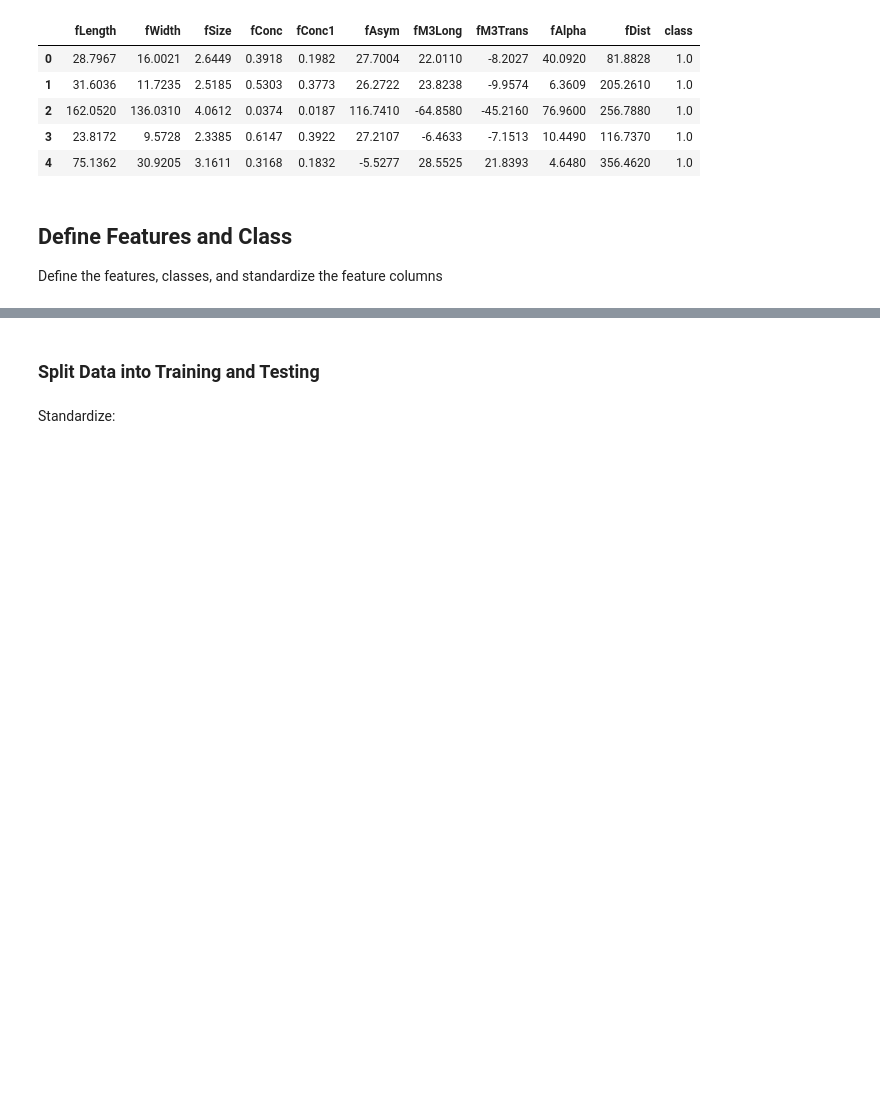
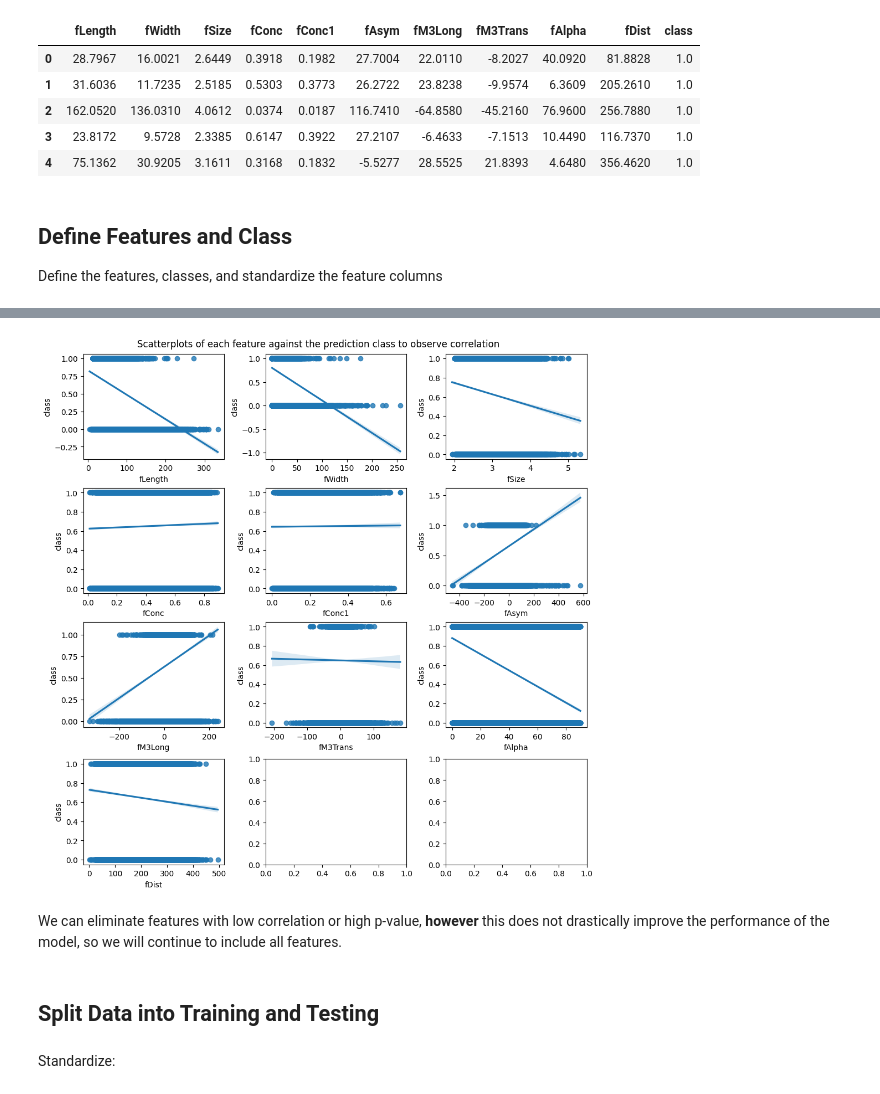
Before and after one commit to Drew-Watson-117/cs5830_project_8, a Jupyter notebook: neural_net.ipynb, the cells around one changed output, grey strips where cells are left out. Saved outputs shown, nothing was run; the diff lists cells and outputs as text; code cells hidden in the pictures; blank space fills up the shorter version.

```diff
--- a/neural_net.ipynb
+++ b/neural_net.ipynb
@@ -51,0 +66,17 @@ num_outputs = len(classCols)
+# %%
+figSize = (10,10)
+figWidth = 3
+fig, ax = plt.subplots(len(featureNames)//figWidth+1,figWidth, figsize=figSize, layout='constrained')
+for k in range(len(featureNames)):
+    i = k // figWidth
+    j = k - i * figWidth
+    feature = featureNames[k]
+    sns.regplot(data=data, x=feature, y="class", ax=ax[i,j])
+    # ax[i,j].legend()
+    # ax[i,j].set_title(f"Area ID = {areas[k]}, R^2 = {scores[k]}")
+plt.suptitle("Scatterplots of each feature against the prediction class to observe correlation")
+plt.show()
+# %% [output]
+[figure, added]
+# %% [markdown]
+We can eliminate features with low correlation or high p-value, **however** this does not drastically improve the performance of the model, so we will continue to include all features.
@@ -52,5 +86,5 @@ num_outputs = len(classCols)
 # %% [markdown]
-### Split Data into Training and Testing
+## Split Data into Training and Testing
 # %%
 # Get X and y into tensorflow friendly format
 X = data[featureNames].values
```
Also changed, not shown: parts of 11 cells of this notebook.
